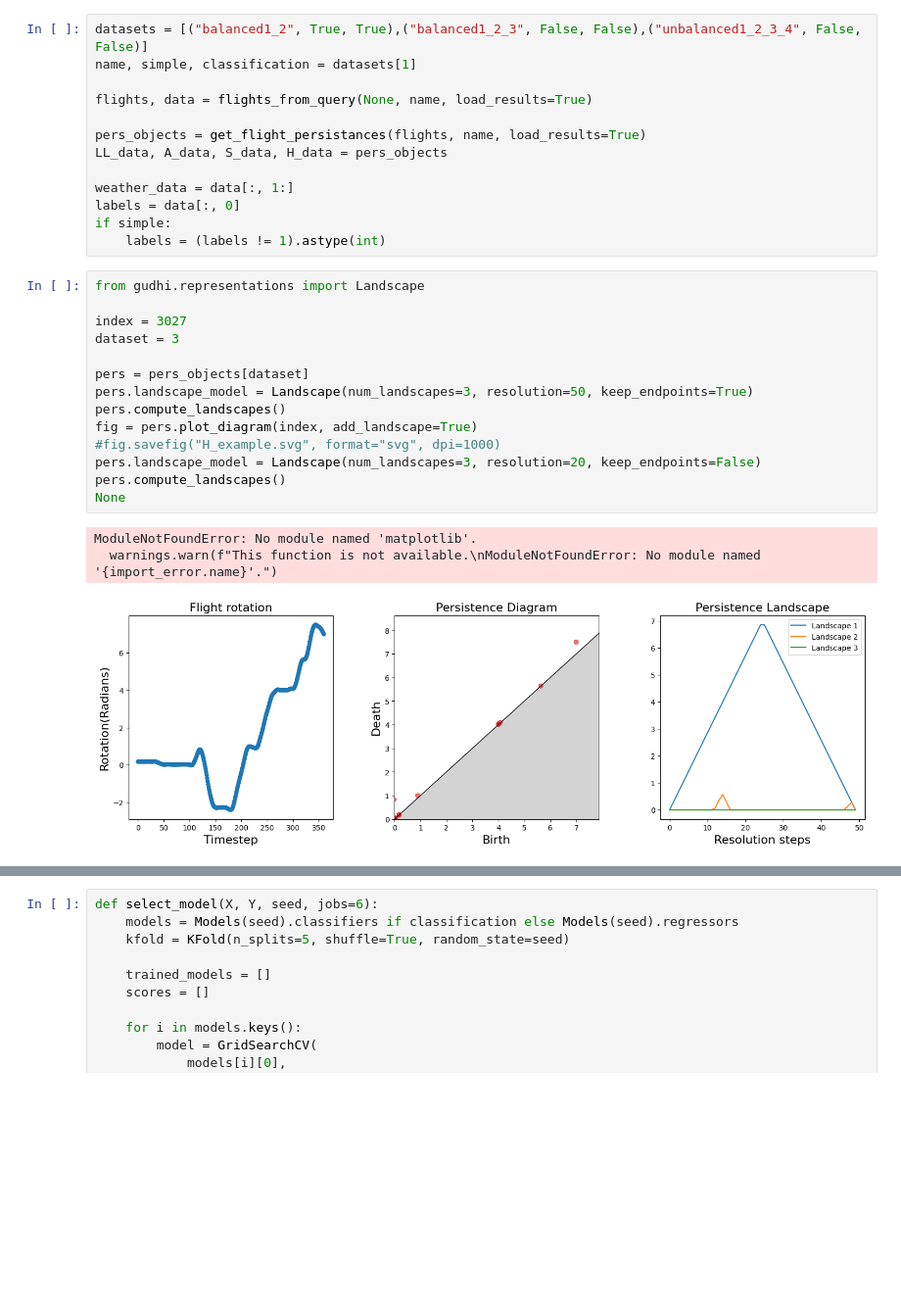
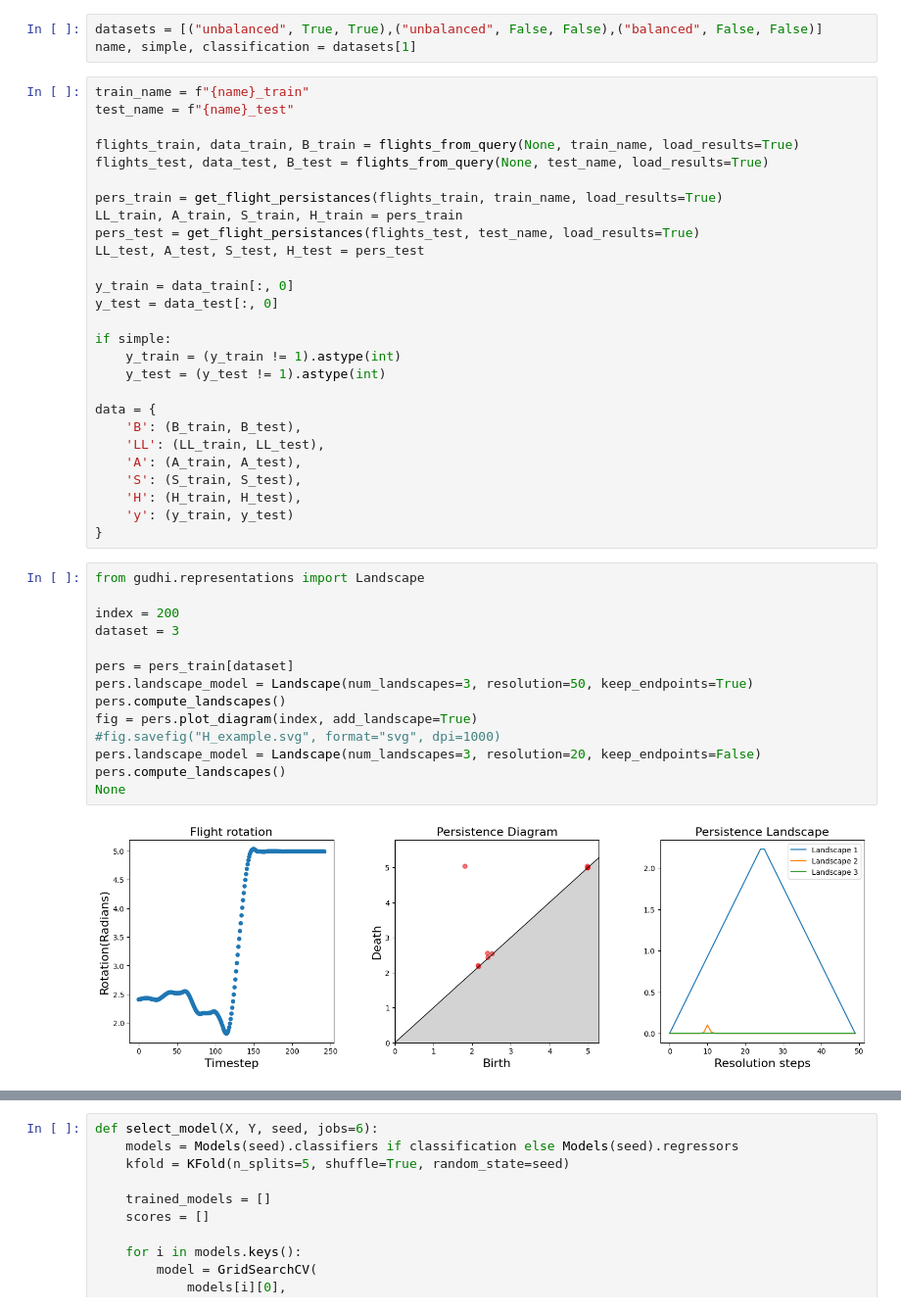
Before and after one commit to tobbensol/masters-thesis, a Jupyter notebook: cyclic dataset pediction.ipynb, the cells around one changed output, grey strips where cells are left out. Shown at 98% size. Saved outputs shown, nothing was run; the diff lists cells and outputs as text; blank space fills up the shorter version.

Commit message:
changed pediction work-flow to work with early split data

```diff
--- a/cyclic dataset pediction.ipynb
+++ b/cyclic dataset pediction.ipynb
@@ -34,31 +19,46 @@ Removing C:\Users\tobso\AppData\Local\opensky\opensky\Cache\ffc42c350291e7a1ceb9
 # %%
-datasets = [("balanced1_2", True, True),("balanced1_2_3", False, False),("unbalanced1_2_3_4", False, False)]
+datasets = [("unbalanced", True, True),("unbalanced", False, False),("balanced", False, False)]
 name, simple, classification = datasets[1]
-
-flights, data = flights_from_query(None, name, load_results=True)
-
-pers_objects = get_flight_persistances(flights, name, load_results=True)
-LL_data, A_data, S_data, H_data = pers_objects
-
-weather_data = data[:, 1:]
-labels = data[:, 0]
-if simple:
-    labels = (labels != 1).astype(int)
+# %%
+train_name = f"{name}_train"
+test_name = f"{name}_test"
+
+flights_train, data_train, B_train = flights_from_query(None, train_name, load_results=True)
+flights_test, data_test, B_test = flights_from_query(None, test_name, load_results=True)
+
+pers_train = get_flight_persistances(flights_train, train_name, load_results=True)
+LL_train, A_train, S_train, H_train = pers_train
+pers_test = get_flight_persistances(flights_test, test_name, load_results=True)
+LL_test, A_test, S_test, H_test = pers_test
+
+y_train = data_train[:, 0]
+y_test = data_test[:, 0]
+
+if simple:
+    y_train = (y_train != 1).astype(int)
+    y_test = (y_test != 1).astype(int)
+
+data = {
+    'B': (B_train, B_test),
+    'LL': (LL_train, LL_test),
+    'A': (A_train, A_test),
+    'S': (S_train, S_test),
+    'H': (H_train, H_test),
+    'y': (y_train, y_test)
+}
 # %%
 from gudhi.representations import Landscape
 
-index = 3027
+index = 200
 dataset = 3
 
-pers = pers_objects[dataset]
+pers = pers_train[dataset]
 pers.landscape_model = Landscape(num_landscapes=3, resolution=50, keep_endpoints=True)
 pers.compute_landscapes()
 fig = pers.plot_diagram(index, add_landscape=True)
 #fig.savefig("H_example.svg", format="svg", dpi=1000)
 pers.landscape_model = Landscape(num_landscapes=3, resolution=20, keep_endpoints=False)
 pers.compute_landscapes()
 None
 # %% [output]
-ModuleNotFoundError: No module named 'matplotlib'.
-  warnings.warn(f"This function is not available.\nModuleNotFoundError: No module named '{import_error.name}'.")
-[figure, old version]
+[figure, new version]
```
Also changed, not shown: parts of 6 cells of this notebook.
